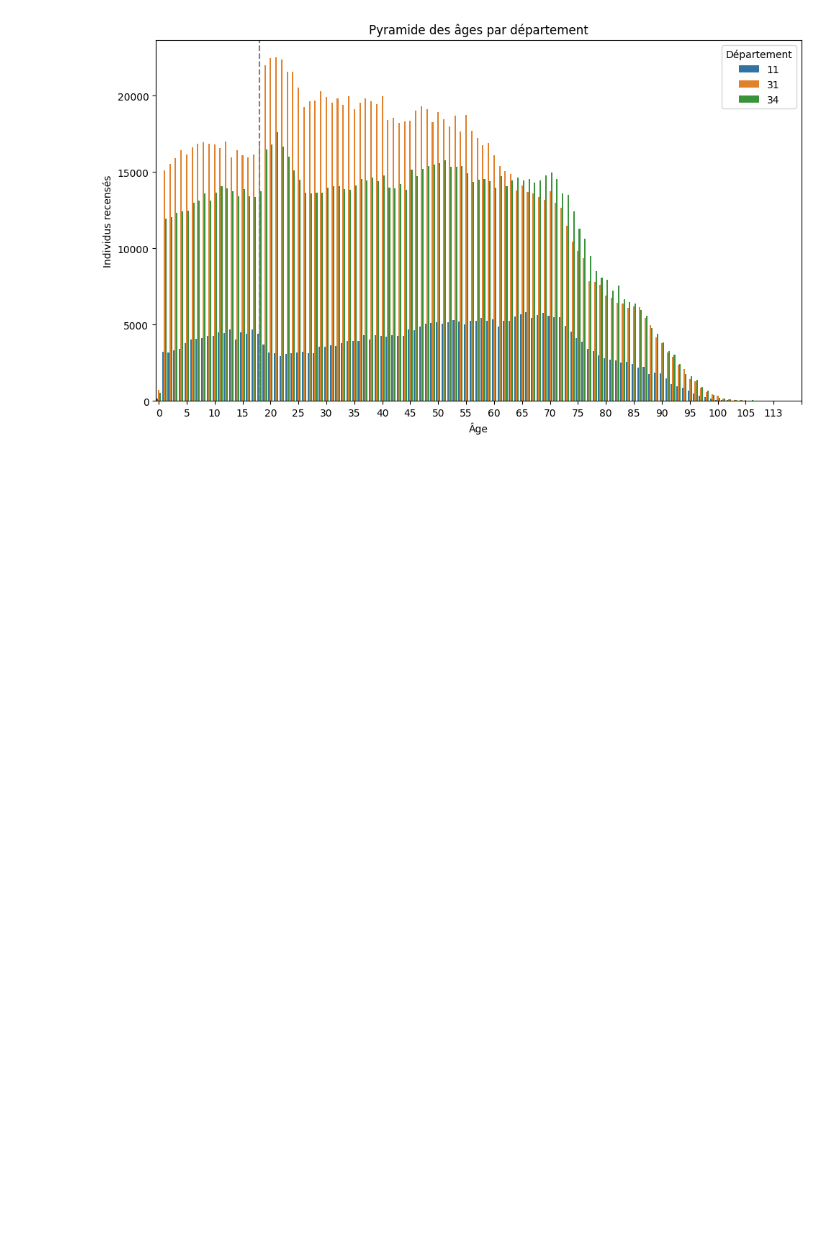
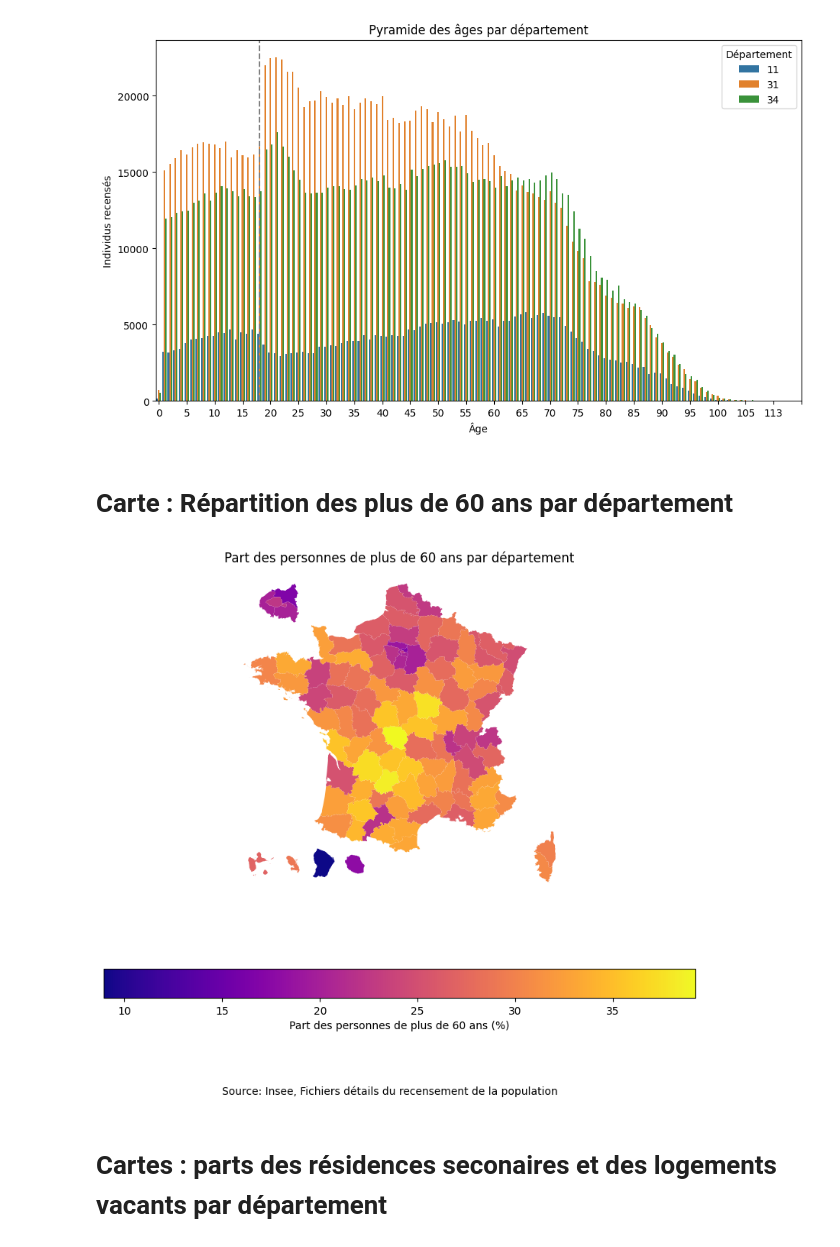
Before and after one commit to linogaliana/parquet-recensement-tutomate-slides, a Jupyter notebook: Exemples.ipynb, the cells around one changed output. Saved outputs shown, nothing was run; the diff lists cells and outputs as text; code cells hidden in the pictures; blank space fills up the shorter version.

Commit message:
Ajout de nouveaux exemples en python (identiques à ceux en R)

```diff
--- a/Exemples.ipynb
+++ b/Exemples.ipynb
@@ -93,0 +94,12 @@ con.execute("""
+# %%
+# IMPORT DES DONNEES DE FOND DE CARTE AU NIVEAU DEPARTEMENT
+
+departements = carti_download(
+    values=["France"],
+    crs=4326,
+    borders="DEPARTEMENT",
+    vectorfile_format="geojson",
+    filter_by="FRANCE_ENTIERE_DROM_RAPPROCHES",
+    source="EXPRESS-COG-CARTO-TERRITOIRE",
+    year=2022
+)
@@ -126,3 +140,49 @@ plt.tight_layout()
 plt.show()
 # %% [output]
 [figure]
+# %% [markdown]
+# Carte : Répartition des plus de 60 ans par département
+# %%
+# Requête SQL pour calculer la part de la population de plus de 60 ans par département
+query = """
+    SELECT DEPT,
+           SUM(IPONDI) AS total_population,
+           SUM(CASE WHEN AGED > 60 THEN IPONDI ELSE 0 END) AS population_60_plus
+    FROM table_individu
+    GROUP BY DEPT
+"""
+
+# Exécuter la requête et récupérer les résultats dans un DataFrame pandas
+part_population_60_plus = con.execute(query).df()
+
+# Calcul du pourcentage de population de plus de 60 ans
+part_population_60_plus['pourcentage_60_plus'] = (part_population_60_plus['population_60_plus'] /
+                                                  part_population_60_plus['total_population']) * 100
+
+ # Joindre les données de population avec la carte des départements (GeoDataFrame)
+departements_60_plus_sf = departements.merge(part_population_60_plus,
+                                             left_on="INSEE_DEP",
+                                             right_on="DEPT")
+
+# Création de la carte
+fig, ax = plt.subplots(1, 1, figsize=(10, 8))
+
+# Légende et choix de la palette
+departements_60_plus_sf.plot(column='pourcentage_60_plus',
+                             ax=ax,
+                             legend=True,
+                             cmap='plasma',
+                             legend_kwds={'label': "Part des personnes de plus de 60 ans (%)",
+                                          'orientation': "horizontal"})
+
+# Ajout du titre et de la source
+plt.title("Part des personnes de plus de 60 ans par département")
+plt.figtext(0.5, 0.02, "Source: Insee, Fichiers détails du recensement de la population", ha="center")
+plt.axis('off')  # Retirer les axes pour une meilleure visualisation
+
+# Affichage de la carte
+plt.show()
+# %% [output]
+[figure, added]
+# %% [markdown]
+# Cartes : parts des résidences seconaires et des logements vacants par département
```
Also changed, not shown: parts of 15 cells of this notebook, 2 other files.
